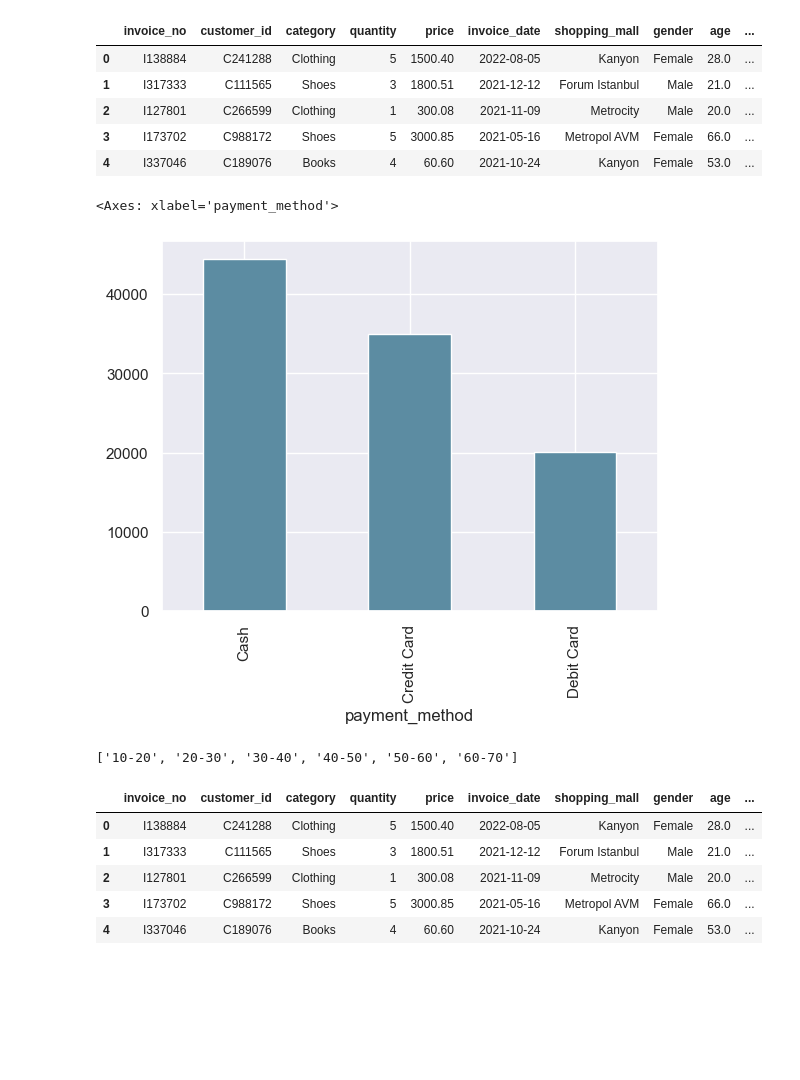
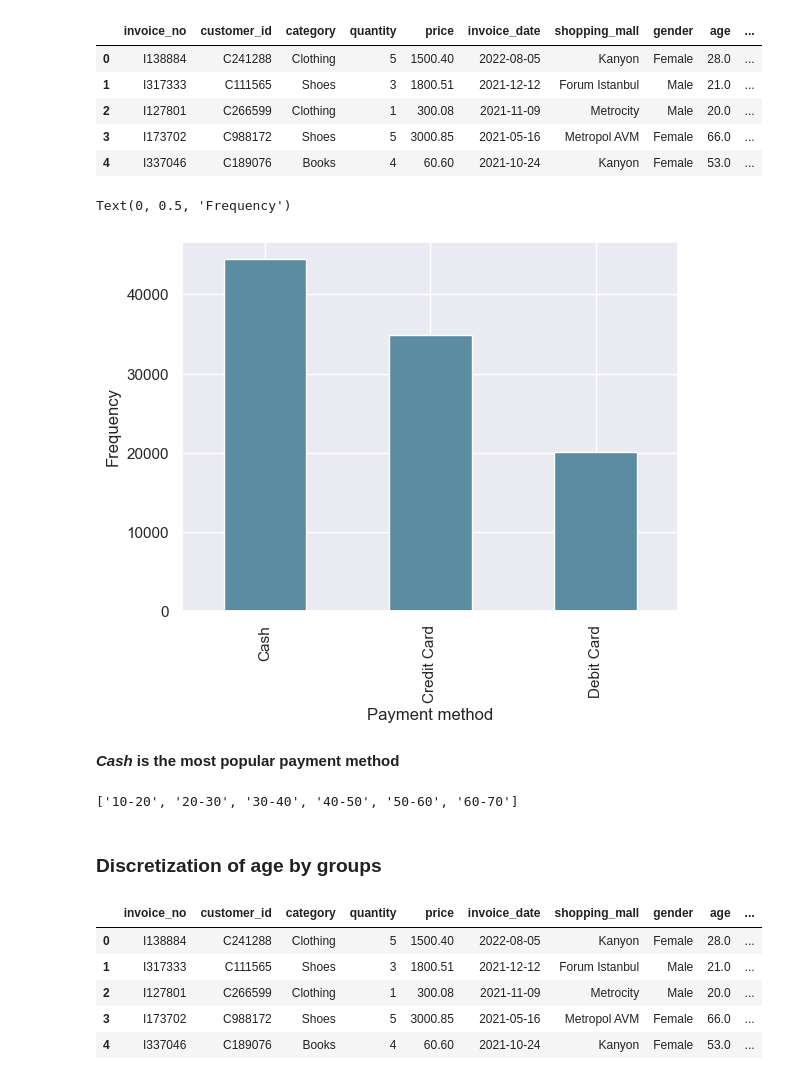
Before and after one commit to Scorpgodwest/customer-analysis, a Jupyter notebook: customer_analysis.ipynb, the cells around one changed output. Drawn from its saved outputs; the diff is of its cells as text; code cells hidden in the pictures; blank space fills up the shorter version.

```diff
--- a/customer_analysis.ipynb
+++ b/customer_analysis.ipynb
@@ -98,16 +106,24 @@ full_df.head()
 | 3 | I173702 | C988172 | Shoes | 5 | 3000.85 | 2021-05-16 | Metropol AVM | Female | 66.0 | ... |
 | 4 | I337046 | C189076 | Books | 4 | 60.60 | 2021-10-24 | Kanyon | Female | 53.0 | ... |
 # %%
+sns.set(palette=sns.cubehelix_palette(start=5, light=0.5))
+
 full_df['payment_method'].value_counts().plot(kind='bar')
+plt.xlabel('Payment method')
+plt.ylabel('Frequency')
 # %% [output]
-<Axes: xlabel='payment_method'>
+Text(0, 0.5, 'Frequency')
-[figure, old version]
+[figure, new version]
+# %% [markdown]
+**_Cash_ is the most popular payment method**
 # %%
 bins = list(range(10, 71, 10))
 labels = [str(x)+'-'+str(bins[i+1]) for i, x in enumerate(bins) if bins[i] != bins[-1]]
 labels
 # %% [output]
 ['10-20', '20-30', '30-40', '40-50', '50-60', '60-70']
+# %% [markdown]
+### Discretization of age by groups
 # %%
 full_df['age_group'] = pd.cut(full_df['age'], bins=bins, labels=labels)
 full_df.head()
```
Also changed, not shown: parts of 15 cells of this notebook, 1 other file.
